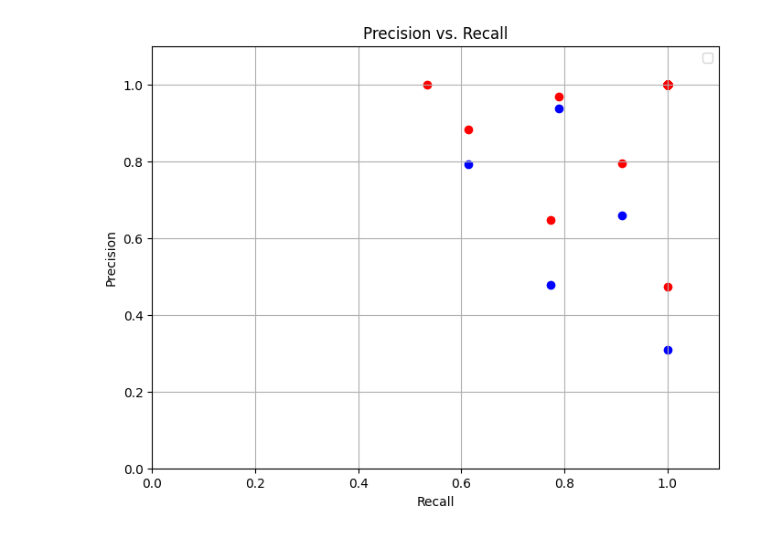
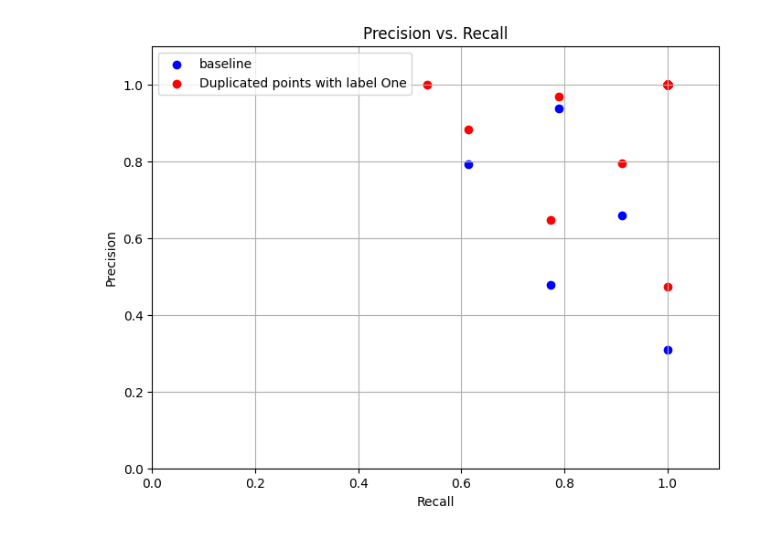
Before and after one commit to inagege/ImprovingSubgroupDiscovery, a Jupyter notebook: PRIM_Improvements/PRIM_Experiments_Prim_Improvements.ipynb, the cells around one changed output. Drawn from its saved outputs; the diff is of its cells as text; code cells hidden in the pictures.

Commit message:
added labels to the plots, updated plots

```diff
--- a/PRIM_Improvements/PRIM_Experiments_Prim_Improvements.ipynb
+++ b/PRIM_Improvements/PRIM_Experiments_Prim_Improvements.ipynb
@@ -4,13 +4,13 @@ from Utils import prim_dens
 import pandas as pd
 from sklearn.preprocessing import MinMaxScaler
 
-def visualize_precision_and_recall(precision_train, recall_train, precision_test, recall_test):
+def visualize_precision_and_recall(precision_baseline, recall_baseline, precision1, recall1, first_label, second_label):
 
     # Create a scatter plot
     plt.figure(figsize=(8, 6))
-    plt.scatter(recall_train, precision_train, c='blue', marker='o')
+    plt.scatter(recall_baseline, precision_baseline, c='blue', marker='o', label=first_label)
 
-    plt.scatter(recall_test, precision_test, c='red', marker='o')
+    plt.scatter(recall1, precision1, c='red', marker='o', label=second_label)
 
     plt.xlim(0, 1.1)
     plt.ylim(0, 1.1)
@@ -136,5 +133,5 @@ for index, row in x.iterrows():
 
 prec_DupOnes, rec_DupOnes, boxes = get_list_all_precisions_recalls_boxes(data4, labels4)
 
-visualize_precision_and_recall(prec_baseline, rec_baseline, prec_DupOnes, rec_DupOnes)
+visualize_precision_and_recall(prec_baseline, rec_baseline, prec_DupOnes, rec_DupOnes, 'baseline', 'Duplicated points with label One')
 # %% [output]
@@ -143 +139 @@ No artists with labels found to put in legend.  Note that artists whose label st
-[figure, old version]
+[figure, new version]
```
Also changed, not shown: parts of 4 cells of this notebook, 9 other files.
